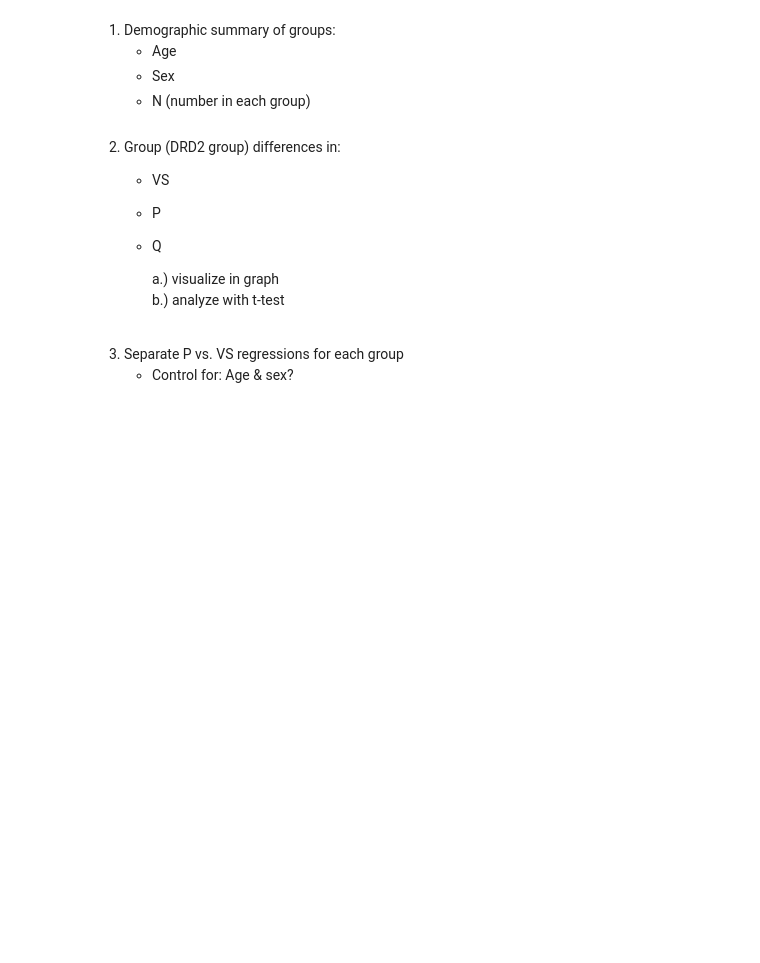
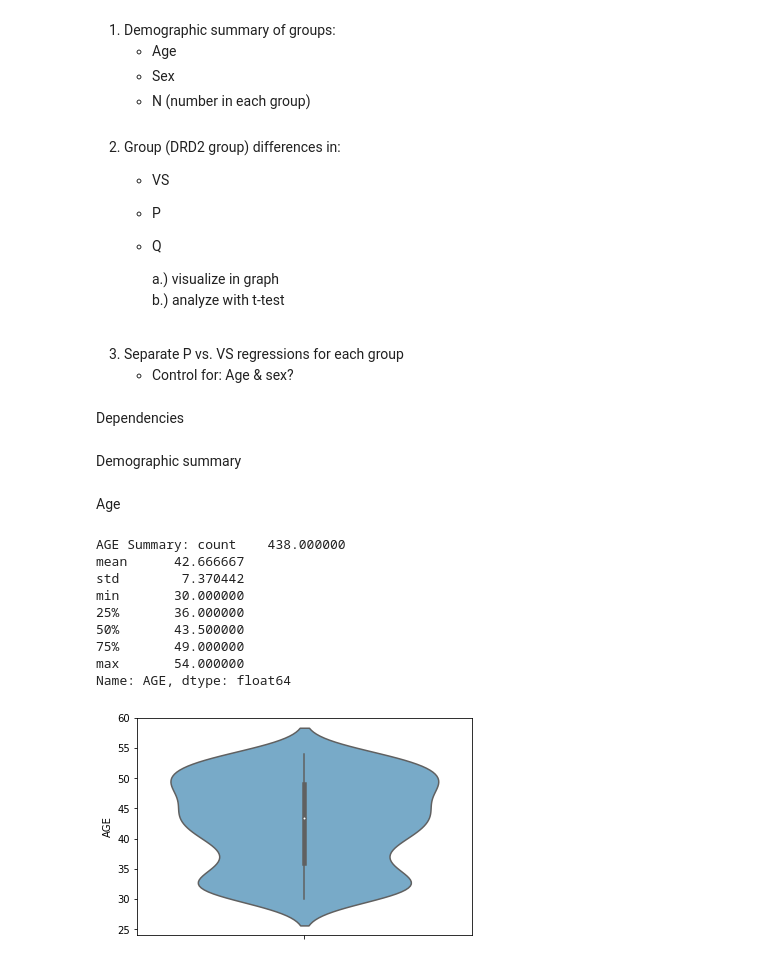
Before and after one commit to cbanuelos/DRD2_Abnormal_Learning, a Jupyter notebook: DataAnalysis.ipynb, the cells around one changed output. Saved outputs shown, nothing was run; the diff lists cells and outputs as text; code cells hidden in the pictures; blank space fills up the shorter version.

Commit message:
updated data analysis script

```diff
--- a/DataAnalysis.ipynb
+++ b/DataAnalysis.ipynb
@@ -41,3 +41,5 @@ Analysis pipeline:
 <br><br>
 3. Separate P vs. VS regressions for each group
     - Control for: Age & sex?
+# %% [markdown]
+Dependencies
@@ -44,10 +55,22 @@ Analysis pipeline:
+# %% [markdown]
+Demographic summary
 # %%
-#Use sklearn (sci kit learn)
-import csv
-import numpy as np
-import pandas as pd
-
-dataFrame = pd.read_csv('DRD2_subset_data.csv', delimiter='\t')
-#data = dataFrame.dropna(subset=['P','Q','VS','DRD2'])
-data = dataFrame.dropna()
-pd.set_option('display.max_rows',466)
+data = pd.read_csv('DRD2_subset_data.csv', delimiter=',')
+data = data.dropna(subset=['P','Q','VS','DRD2'])
+# %% [markdown]
+Age
+# %%
+age_summary = data.AGE.describe()
+print('AGE Summary:', age_summary)
+AGE_violin = sb.violinplot(y='AGE', data=data, palette='Blues')
+# %% [output]
+AGE Summary: count    438.000000
+mean      42.666667
+std        7.370442
+min       30.000000
+25%       36.000000
+50%       43.500000
+75%       49.000000
+max       54.000000
+Name: AGE, dtype: float64
+[figure, added]
```
Also changed, not shown: parts of 7 cells of this notebook, 2 other files.
